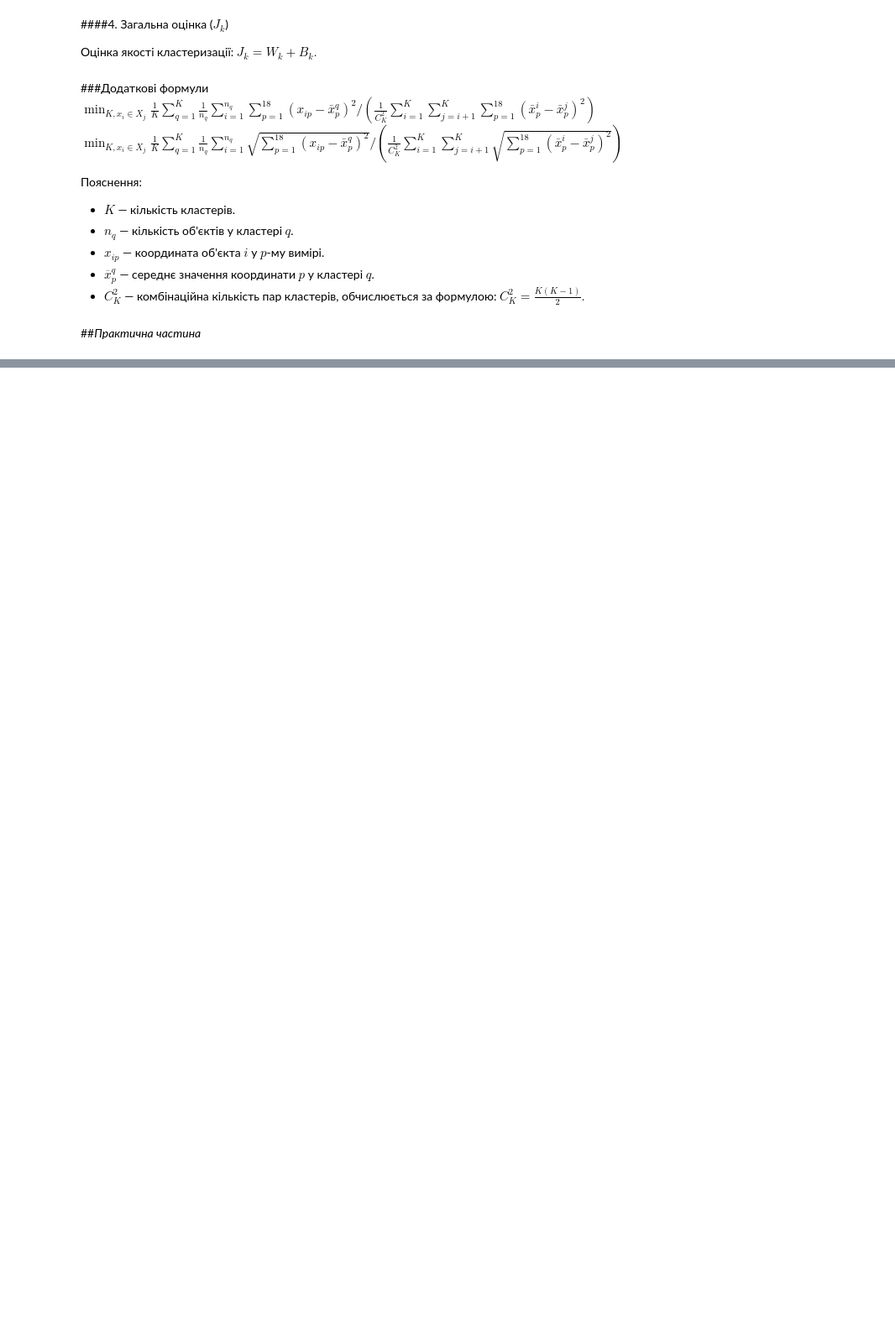
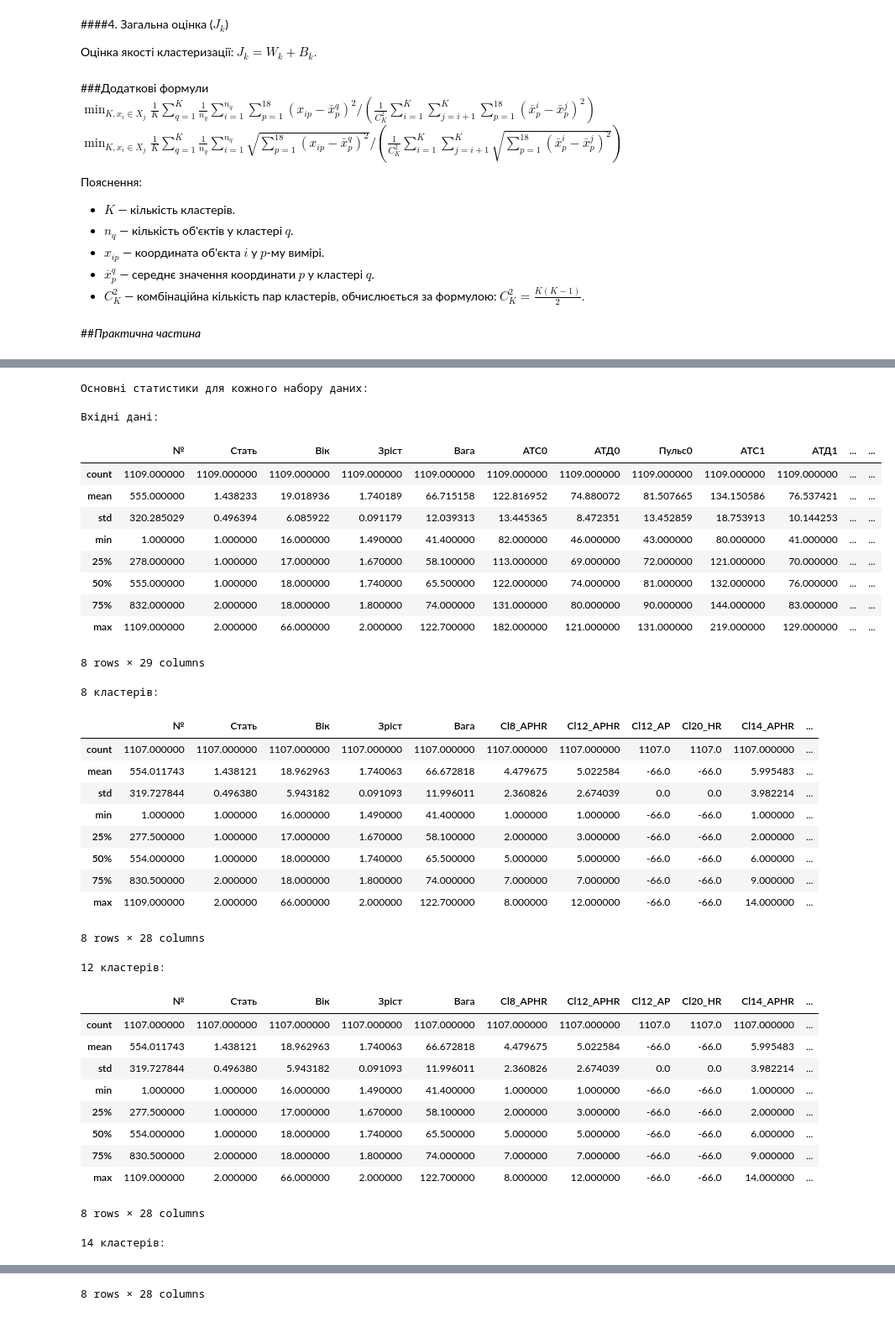
Before and after one commit to kurkur19/Intelligent_Data_Analysis_Al_Khmuz_BS_25, a Jupyter notebook: РР_Аль_Хмуз_БС_25_Вступ_до_ІАД.ipynb, the cells around one changed output, grey strips where cells are left out. Shown: that part at 84% size. Drawn from its saved outputs; the diff is of its cells as text; code cells hidden in the pictures; blank space fills up the shorter version.

```diff
--- a/РР_Аль_Хмуз_БС_25_Вступ_до_ІАД.ipynb
+++ b/РР_Аль_Хмуз_БС_25_Вступ_до_ІАД.ipynb
@@ -126,0 +138,17 @@ $C_K^2 = \frac{K(K-1)}{2}.$
+# %%
+# Посилання на файли в GitHub
+input_data = "https://raw.githubusercontent.com/kurkur19/Intelligent_Data_Analysis_Al_Khmuz_BS_25/refs/heads/claster_data/%D0%92%D1%85%D1%96%D0%B4%D0%BD%D1%96%20%D0%B4%D0%B0%D0%BD%D1%96.%20%D0%9A%D0%BB%D0%B0%D1%81%D1%82%D0%B5%D1%80%D0%B8%D0%B7%D0%B0%D1%86%D1%96%D1%8F.csv"
+url_8_clusters = "https://raw.githubusercontent.com/kurkur19/Intelligent_Data_Analysis_Al_Khmuz_BS_25/refs/heads/claster_data/8%20%D0%BA%D0%BB%D0%B0%D1%81%D1%82%D0%B5%D1%80%D1%96%D0%B2.csv"
+url_12_clusters = "https://raw.githubusercontent.com/kurkur19/Intelligent_Data_Analysis_Al_Khmuz_BS_25/refs/heads/claster_data/12%20%D0%BA%D0%BB%D0%B0%D1%81%D1%82%D0%B5%D1%80%D1%96%D0%B2.csv"
+url_14_clusters = "https://raw.githubusercontent.com/kurkur19/Intelligent_Data_Analysis_Al_Khmuz_BS_25/refs/heads/claster_data/14%20%D0%BA%D0%BB%D0%B0%D1%81%D1%82%D0%B5%D1%80%D1%96%D0%B2.csv"
+
+# Завантажуємо дані у форматі DataFrame
+try:
+    input_data = pd.read_csv(input_data)
+    clusters_8 = pd.read_csv(url_8_clusters)
+    clusters_12 = pd.read_csv(url_12_clusters)
+    clusters_14 = pd.read_csv(url_14_clusters)
+
+    print("Дані успішно завантажено!")
+except Exception as e:
+    print(f"Помилка при завантаженні даних: {e}")
@@ -126,0 +250,52 @@ $C_K^2 = \frac{K(K-1)}{2}.$
+# %%
+# Перевірка основних статистик для виявлення аномальних значень
+print("\nОсновні статистики для кожного набору даних:")
+
+print("\nВхідні дані:")
+display(input_data.describe())
+
+print("\n8 кластерів:")
+display(clusters_8.describe())
+
+print("\n12 кластерів:")
+display(clusters_12.describe())
+
+print("\n14 кластерів:")
+display(clusters_14.describe())
+# %% [output]
+Основні статистики для кожного набору даних:
+
+Вхідні дані:
+|  | № | Стать | Вік | Зріст | Вага | АТС0 | АТД0 | Пульс0 | АТС1 | АТД1 | ... | ... |
+| count | 1109.000000 | 1109.000000 | 1109.000000 | 1109.000000 | 1109.000000 | 1109.000000 | 1109.000000 | 1109.000000 | 1109.000000 | 1109.000000 | ... | ... |
+| mean | 555.000000 | 1.438233 | 19.018936 | 1.740189 | 66.715158 | 122.816952 | 74.880072 | 81.507665 | 134.150586 | 76.537421 | ... | ... |
+| std | 320.285029 | 0.496394 | 6.085922 | 0.091179 | 12.039313 | 13.445365 | 8.472351 | 13.452859 | 18.753913 | 10.144253 | ... | ... |
+| min | 1.000000 | 1.000000 | 16.000000 | 1.490000 | 41.400000 | 82.000000 | 46.000000 | 43.000000 | 80.000000 | 41.000000 | ... | ... |
+| 25% | 278.000000 | 1.000000 | 17.000000 | 1.670000 | 58.100000 | 113.000000 | 69.000000 | 72.000000 | 121.000000 | 70.000000 | ... | ... |
+| 50% | 555.000000 | 1.000000 | 18.000000 | 1.740000 | 65.500000 | 122.000000 | 74.000000 | 81.000000 | 132.000000 | 76.000000 | ... | ... |
+| 75% | 832.000000 | 2.000000 | 18.000000 | 1.800000 | 74.000000 | 131.000000 | 80.000000 | 90.000000 | 144.000000 | 83.000000 | ... | ... |
+| max | 1109.000000 | 2.000000 | 66.000000 | 2.000000 | 122.700000 | 182.000000 | 121.000000 | 131.000000 | 219.000000 | 129.000000 | ... | ... |
+8 rows × 29 columns
+8 кластерів:
+|  | № | Стать | Вік | Зріст | Вага | Cl8_APHR | Cl12_APHR | Cl12_AP | Cl20_HR | Cl14_APHR | ... |
+| count | 1107.000000 | 1107.000000 | 1107.000000 | 1107.000000 | 1107.000000 | 1107.000000 | 1107.000000 | 1107.0 | 1107.0 | 1107.000000 | ... |
+| mean | 554.011743 | 1.438121 | 18.962963 | 1.740063 | 66.672818 | 4.479675 | 5.022584 | -66.0 | -66.0 | 5.995483 | ... |
+| std | 319.727844 | 0.496380 | 5.943182 | 0.091093 | 11.996011 | 2.360826 | 2.674039 | 0.0 | 0.0 | 3.982214 | ... |
+| min | 1.000000 | 1.000000 | 16.000000 | 1.490000 | 41.400000 | 1.000000 | 1.000000 | -66.0 | -66.0 | 1.000000 | ... |
+| 25% | 277.500000 | 1.000000 | 17.000000 | 1.670000 | 58.100000 | 2.000000 | 3.000000 | -66.0 | -66.0 | 2.000000 | ... |
+| 50% | 554.000000 | 1.000000 | 18.000000 | 1.740000 | 65.500000 | 5.000000 | 5.000000 | -66.0 | -66.0 | 6.000000 | ... |
+| 75% | 830.500000 | 2.000000 | 18.000000 | 1.800000 | 74.000000 | 7.000000 | 7.000000 | -66.0 | -66.0 | 9.000000 | ... |
+| max | 1109.000000 | 2.000000 | 66.000000 | 2.000000 | 122.700000 | 8.000000 | 12.000000 | -66.0 | -66.0 | 14.000000 | ... |
+8 rows × 28 columns
+12 кластерів:
+|  | № | Стать | Вік | Зріст | Вага | Cl8_APHR | Cl12_APHR | Cl12_AP | Cl20_HR | Cl14_APHR | ... |
+| count | 1107.000000 | 1107.000000 | 1107.000000 | 1107.000000 | 1107.000000 | 1107.000000 | 1107.000000 | 1107.0 | 1107.0 | 1107.000000 | ... |
+| mean | 554.011743 | 1.438121 | 18.962963 | 1.740063 | 66.672818 | 4.479675 | 5.022584 | -66.0 | -66.0 | 5.995483 | ... |
+| std | 319.727844 | 0.496380 | 5.943182 | 0.091093 | 11.996011 | 2.360826 | 2.674039 | 0.0 | 0.0 | 3.982214 | ... |
+| min | 1.000000 | 1.000000 | 16.000000 | 1.490000 | 41.400000 | 1.000000 | 1.000000 | -66.0 | -66.0 | 1.000000 | ... |
+| 25% | 277.500000 | 1.000000 | 17.000000 | 1.670000 | 58.100000 | 2.000000 | 3.000000 | -66.0 | -66.0 | 2.000000 | ... |
+| 50% | 554.000000 | 1.000000 | 18.000000 | 1.740000 | 65.500000 | 5.000000 | 5.000000 | -66.0 | -66.0 | 6.000000 | ... |
+| 75% | 830.500000 | 2.000000 | 18.000000 | 1.800000 | 74.000000 | 7.000000 | 7.000000 | -66.0 | -66.0 | 9.000000 | ... |
+| max | 1109.000000 | 2.000000 | 66.000000 | 2.000000 | 122.700000 | 8.000000 | 12.000000 | -66.0 | -66.0 | 14.000000 | ... |
+8 rows × 28 columns
+14 кластерів:
@@ -126,0 +311 @@ $C_K^2 = \frac{K(K-1)}{2}.$
+8 rows × 28 columns
```
Also changed, not shown: parts of 33 cells of this notebook.
